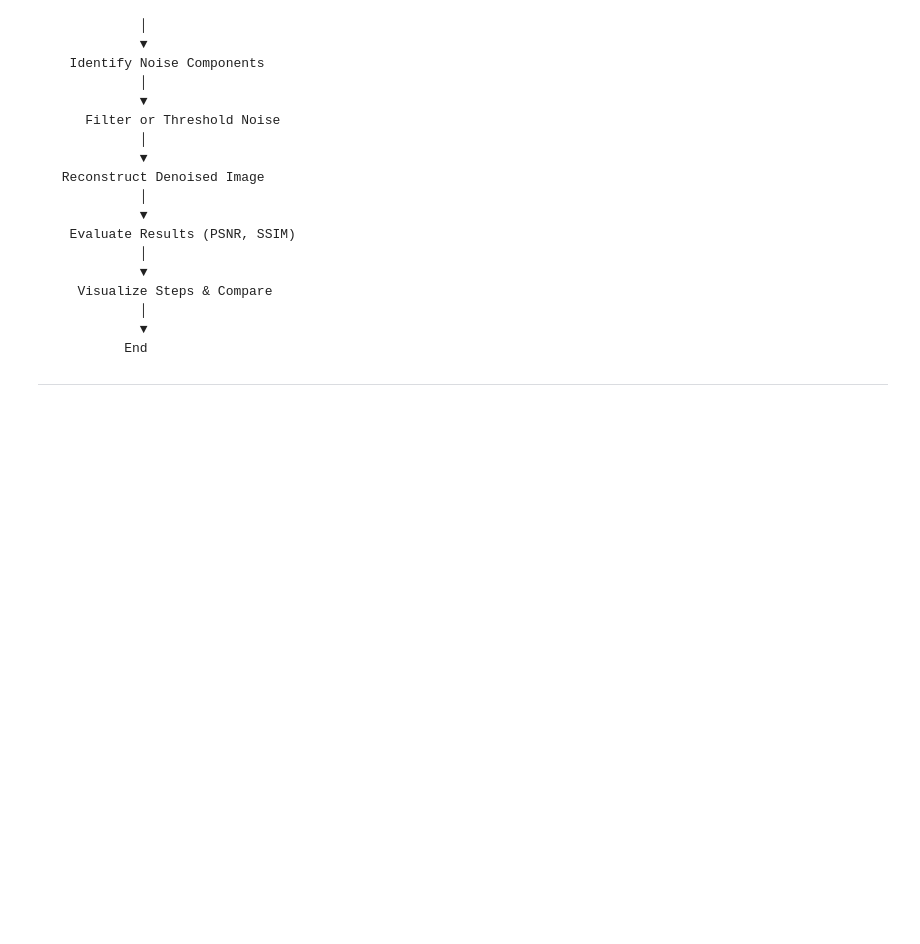
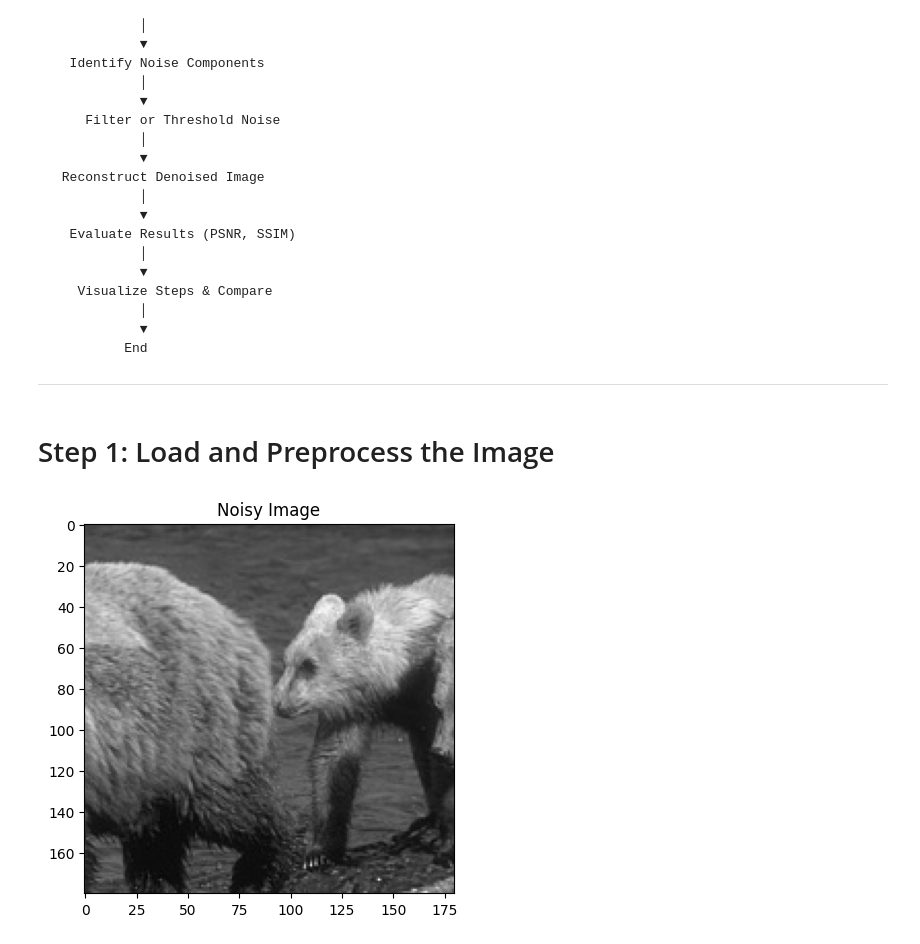
Before and after one commit to fjadidi2001/DecompDenoise, a Jupyter notebook: DD_Feb12.ipynb, the cells around one changed output. Cells and saved outputs as stored; diff of their text form; code cells hidden in the pictures; blank space fills up the shorter version.

Commit message:
Step 1: Load and Preprocess the Image

````diff
--- a/DD_Feb12.ipynb
+++ b/DD_Feb12.ipynb
@@ -92,3 +92,22 @@ s---
 ```
 
 ---
+# %% [markdown]
+# Step 1: Load and Preprocess the Image
+# %%
+import cv2
+import numpy as np
+import matplotlib.pyplot as plt
+
+# Load image
+image = cv2.imread('test_001.png', cv2.IMREAD_GRAYSCALE)
+
+# Normalize image
+image = image.astype(np.float32) / 255.0
+
+# Visualize
+plt.imshow(image, cmap='gray')
+plt.title('Noisy Image')
+plt.show()
+# %% [output]
+[figure, added]
````
